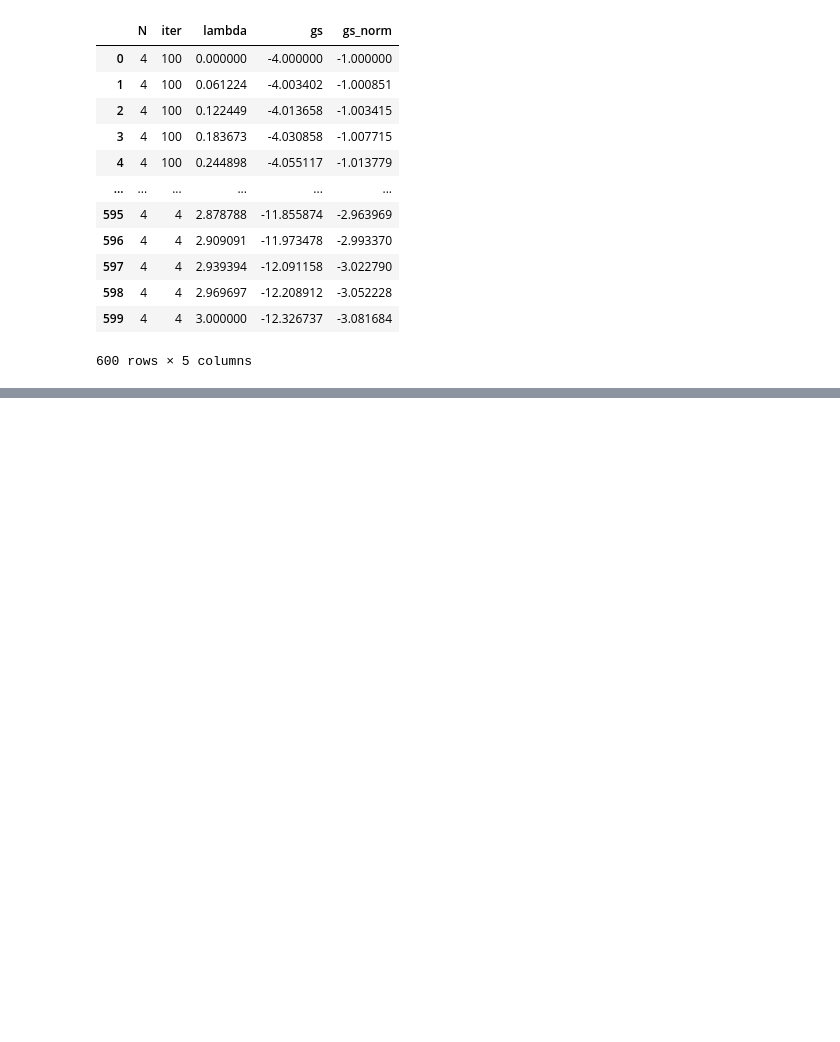
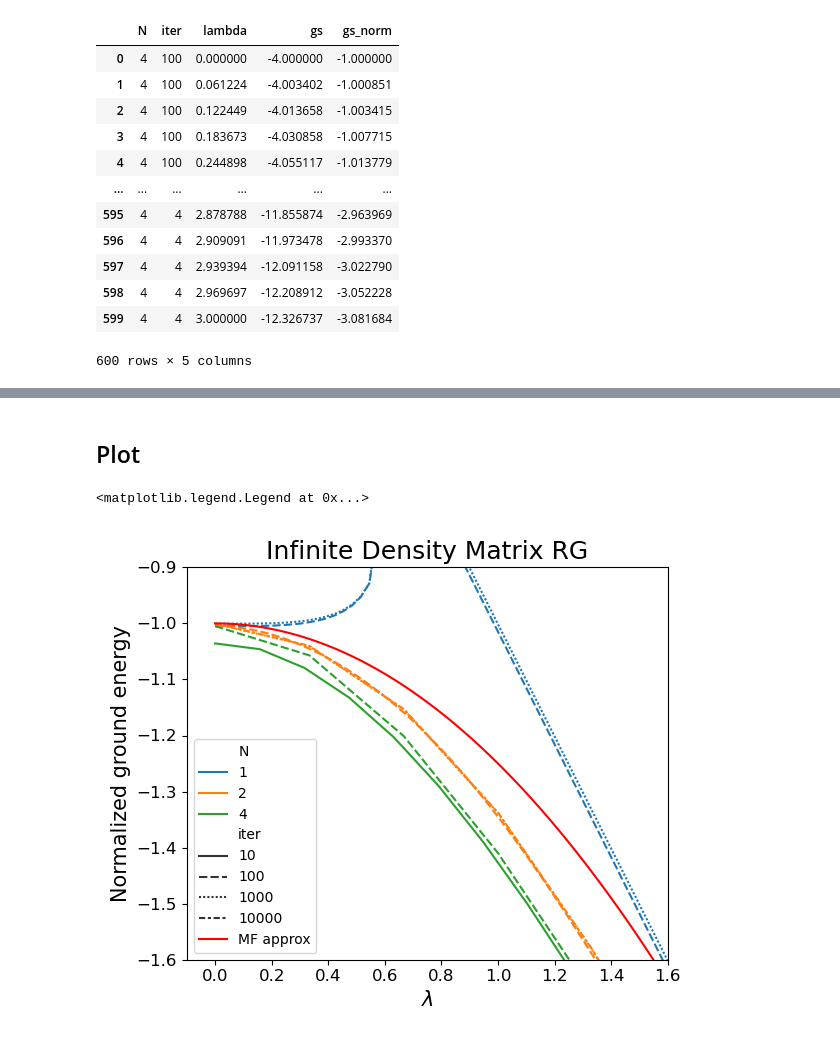
Before and after one commit to c0pp1/QIC_Exercises, a Jupyter notebook: Exercise08/exercise08.ipynb, the cells around one changed output, grey strips where cells are left out. Saved outputs shown, nothing was run; the diff lists cells and outputs as text; code cells hidden in the pictures; blank space fills up the shorter version.

```diff
--- a/Exercise08/exercise08.ipynb
+++ b/Exercise08/exercise08.ipynb
@@ -10,10 +10,10 @@ from tqdm import tqdm
 # Script
 # %%
 ofnamers = 'rsrg_gs.txt'
-ofnamedm = 'idmrg_gs.txr'
-N = 4
+ofnamedm = 'idmrg_gs.txt'
+N = 2
 Lambdas = np.linspace(0, 3, 100)
-iters = 4
+iters = 10000
 # %%
 for l in tqdm(Lambdas):
     os.system(f'./exercise08a -N {N} -i {iters} -l {l} -o {ofnamers} -dl 2')
@@ -66,0 +77,4 @@ fig.savefig('rsrg.svg')
+# %%
+dataidm = pd.read_csv(ofnamedm, names=['N', 'iter', 'lambda', 'gs'], delim_whitespace=True)
+dataidm['gs_norm'] = dataidm['gs'] / (2*(dataidm['N']+ dataidm['iter']))
+dataidm
@@ -66,0 +95,18 @@ fig.savefig('rsrg.svg')
+# %% [markdown]
+## Plot
+# %%
+%matplotlib ipympl
+fig, ax = plt.subplots(1, 1, figsize=(6, 5), tight_layout=True)
+sns.lineplot(data=dataidm, x='lambda', y='gs_norm', hue='N', style='iter', palette='tab10', ax = ax, lw=1.5)
+ax.set_title('Infinite Density Matrix RG', size=18)
+ax.set_xlabel(r'$\lambda$', size=15)
+ax.set_ylabel('Normalized ground energy', size=15)
+ax.set_xlim(-0.1, 1.6)
+ax.set_ylim(-1.6, -0.9)
+ax.tick_params('both', labelsize=12)
+
+ax.plot(Lambdas, [bound(l) for l in Lambdas], c='red', label='MF approx')
+ax.legend()
+# %% [output]
+<matplotlib.legend.Legend at 0x...>
+[figure, added]
```
Also changed, not shown: parts of 12 cells of this notebook, 4 other files.
